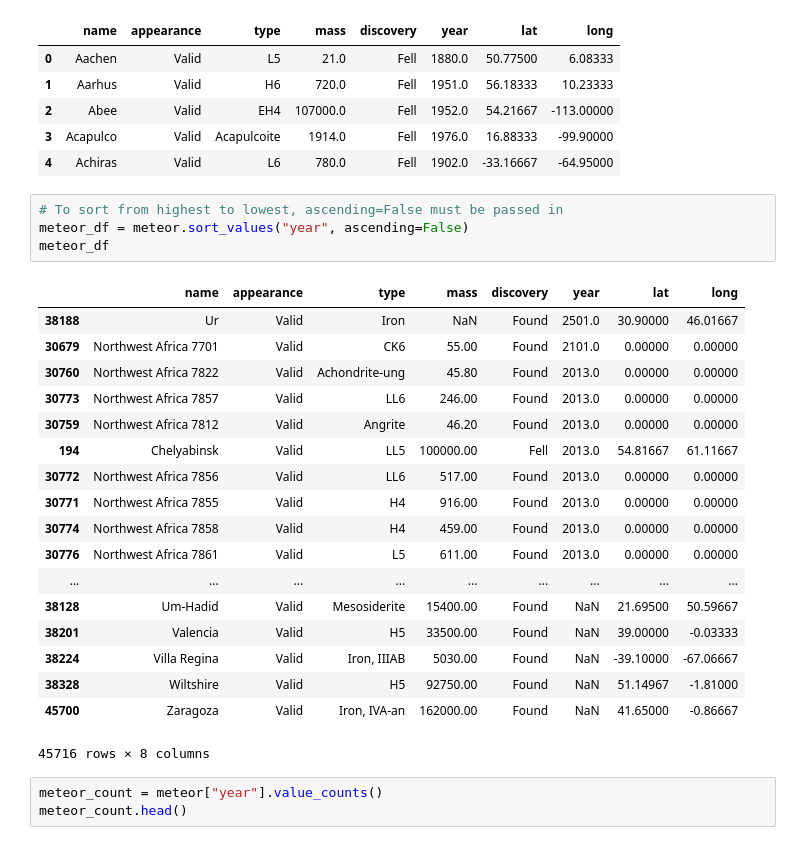
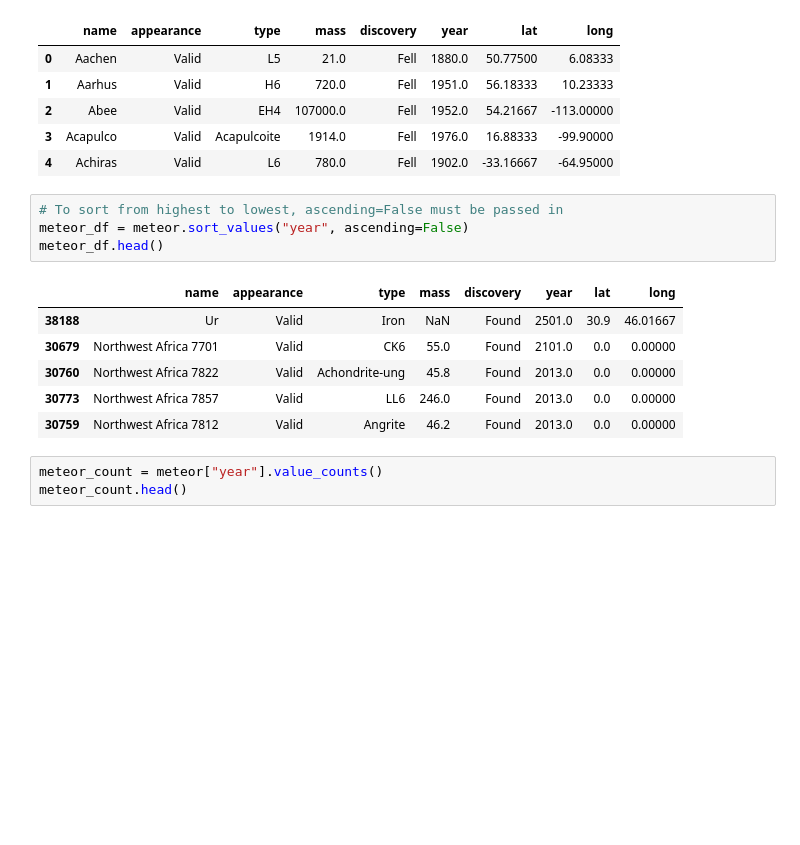
Before and after one commit to fcoba/Project-1, a Jupyter notebook: Master_File.ipynb, the cells around one changed output. Cells and saved outputs as stored; diff of their text form; blank space fills up the shorter version.

```diff
--- a/Master_File.ipynb
+++ b/Master_File.ipynb
@@ -176,26 +203,14 @@ meteor.head()
 # %%
 # To sort from highest to lowest, ascending=False must be passed in
 meteor_df = meteor.sort_values("year", ascending=False)
-meteor_df
+meteor_df.head()
 # %% [output]
 |  | name | appearance | type | mass | discovery | year | lat | long |
-| 38188 | Ur | Valid | Iron | NaN | Found | 2501.0 | 30.90000 | 46.01667 |
-| 30679 | Northwest Africa 7701 | Valid | CK6 | 55.00 | Found | 2101.0 | 0.00000 | 0.00000 |
-| 30760 | Northwest Africa 7822 | Valid | Achondrite-ung | 45.80 | Found | 2013.0 | 0.00000 | 0.00000 |
-| 30773 | Northwest Africa 7857 | Valid | LL6 | 246.00 | Found | 2013.0 | 0.00000 | 0.00000 |
-| 30759 | Northwest Africa 7812 | Valid | Angrite | 46.20 | Found | 2013.0 | 0.00000 | 0.00000 |
-| 194 | Chelyabinsk | Valid | LL5 | 100000.00 | Fell | 2013.0 | 54.81667 | 61.11667 |
-| 30772 | Northwest Africa 7856 | Valid | LL6 | 517.00 | Found | 2013.0 | 0.00000 | 0.00000 |
-| 30771 | Northwest Africa 7855 | Valid | H4 | 916.00 | Found | 2013.0 | 0.00000 | 0.00000 |
-| 30774 | Northwest Africa 7858 | Valid | H4 | 459.00 | Found | 2013.0 | 0.00000 | 0.00000 |
-| 30776 | Northwest Africa 7861 | Valid | L5 | 611.00 | Found | 2013.0 | 0.00000 | 0.00000 |
-| ... | ... | ... | ... | ... | ... | ... | ... | ... |
-| 38128 | Um-Hadid | Valid | Mesosiderite | 15400.00 | Found | NaN | 21.69500 | 50.59667 |
-| 38201 | Valencia | Valid | H5 | 33500.00 | Found | NaN | 39.00000 | -0.03333 |
-| 38224 | Villa Regina | Valid | Iron, IIIAB | 5030.00 | Found | NaN | -39.10000 | -67.06667 |
-| 38328 | Wiltshire | Valid | H5 | 92750.00 | Found | NaN | 51.14967 | -1.81000 |
-| 45700 | Zaragoza | Valid | Iron, IVA-an | 162000.00 | Found | NaN | 41.65000 | -0.86667 |
+| 38188 | Ur | Valid | Iron | NaN | Found | 2501.0 | 30.9 | 46.01667 |
+| 30679 | Northwest Africa 7701 | Valid | CK6 | 55.0 | Found | 2101.0 | 0.0 | 0.00000 |
+| 30760 | Northwest Africa 7822 | Valid | Achondrite-ung | 45.8 | Found | 2013.0 | 0.0 | 0.00000 |
+| 30773 | Northwest Africa 7857 | Valid | LL6 | 246.0 | Found | 2013.0 | 0.0 | 0.00000 |
+| 30759 | Northwest Africa 7812 | Valid | Angrite | 46.2 | Found | 2013.0 | 0.0 | 0.00000 |
-45716 rows × 8 columns
 # %%
 meteor_count = meteor["year"].value_counts()
 meteor_count.head()
```
Also changed, not shown: parts of 8 cells of this notebook.
